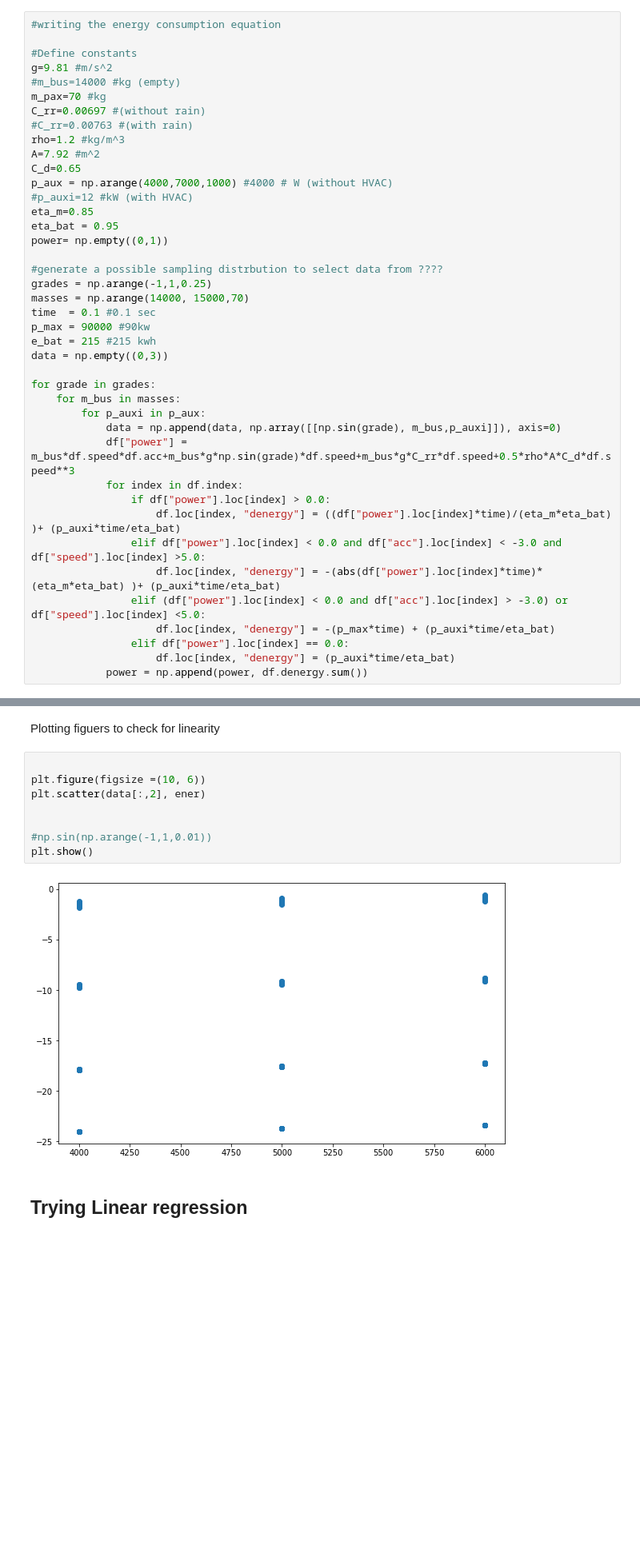
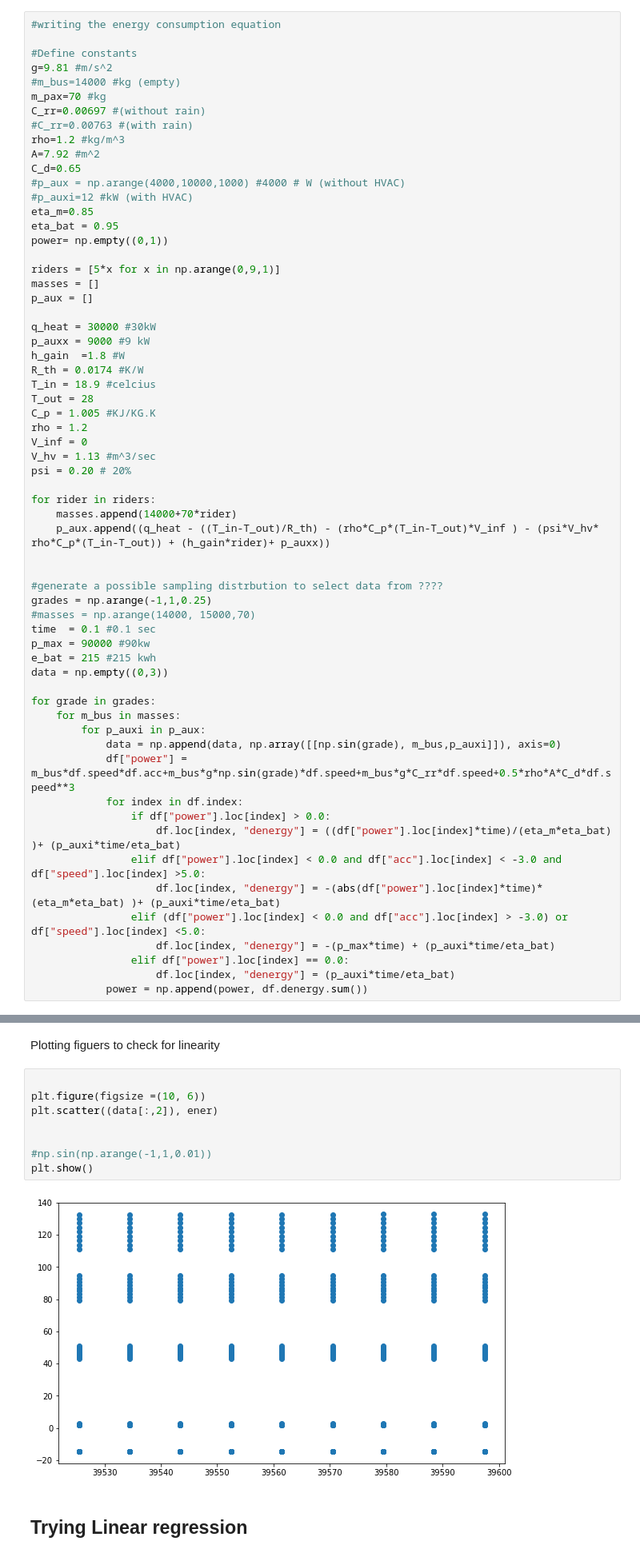
Before and after one commit to UpadhiV/evfleets, a Jupyter notebook: curve_fitting .ipynb, the cells around one changed output, grey strips where cells are left out. Shown: that part at 80% size. Saved outputs shown, nothing was run; the diff lists cells and outputs as text; blank space fills up the shorter version.

```diff
--- a/curve_fitting .ipynb
+++ b/curve_fitting .ipynb
@@ -55,15 +55,36 @@ C_rr=0.00697 #(without rain)
 rho=1.2 #kg/m^3
 A=7.92 #m^2
 C_d=0.65
-p_aux = np.arange(4000,7000,1000) #4000 # W (without HVAC)
+#p_aux = np.arange(4000,10000,1000) #4000 # W (without HVAC)
 #p_auxi=12 #kW (with HVAC)
 eta_m=0.85
 eta_bat = 0.95
 power= np.empty((0,1))
 
+riders = [5*x for x in np.arange(0,9,1)]
+masses = []
+p_aux = []
+
+q_heat = 30000 #30kW
+p_auxx = 9000 #9 kW
+h_gain  =1.8 #W
+R_th = 0.0174 #K/W
+T_in = 18.9 #celcius
+T_out = 28
+C_p = 1.005 #KJ/KG.K
+rho = 1.2
+V_inf = 0
+V_hv = 1.13 #m^3/sec
+psi = 0.20 # 20%
+
+for rider in riders:
+    masses.append(14000+70*rider)
+    p_aux.append((q_heat - ((T_in-T_out)/R_th) - (rho*C_p*(T_in-T_out)*V_inf ) - (psi*V_hv* rho*C_p*(T_in-T_out)) + (h_gain*rider)+ p_auxx))
+
+
 #generate a possible sampling distrbution to select data from ????
 grades = np.arange(-1,1,0.25)
-masses = np.arange(14000, 15000,70)
+#masses = np.arange(14000, 15000,70)
 time  = 0.1 #0.1 sec
 p_max = 90000 #90kw
 e_bat = 215 #215 kwh
@@ -123,13 +138,13 @@ Plotting figuers to check for linearity
 # %%
 
 plt.figure(figsize =(10, 6))
-plt.scatter(data[:,2], ener)
+plt.scatter((data[:,2]), ener)
 
 
 #np.sin(np.arange(-1,1,0.01))
 plt.show()
 # %% [output]
-[figure, old version]
+[figure, new version]
 # %% [markdown]
 ## Trying Linear regression
 # %%
```
Also changed, not shown: parts of 8 cells of this notebook.
